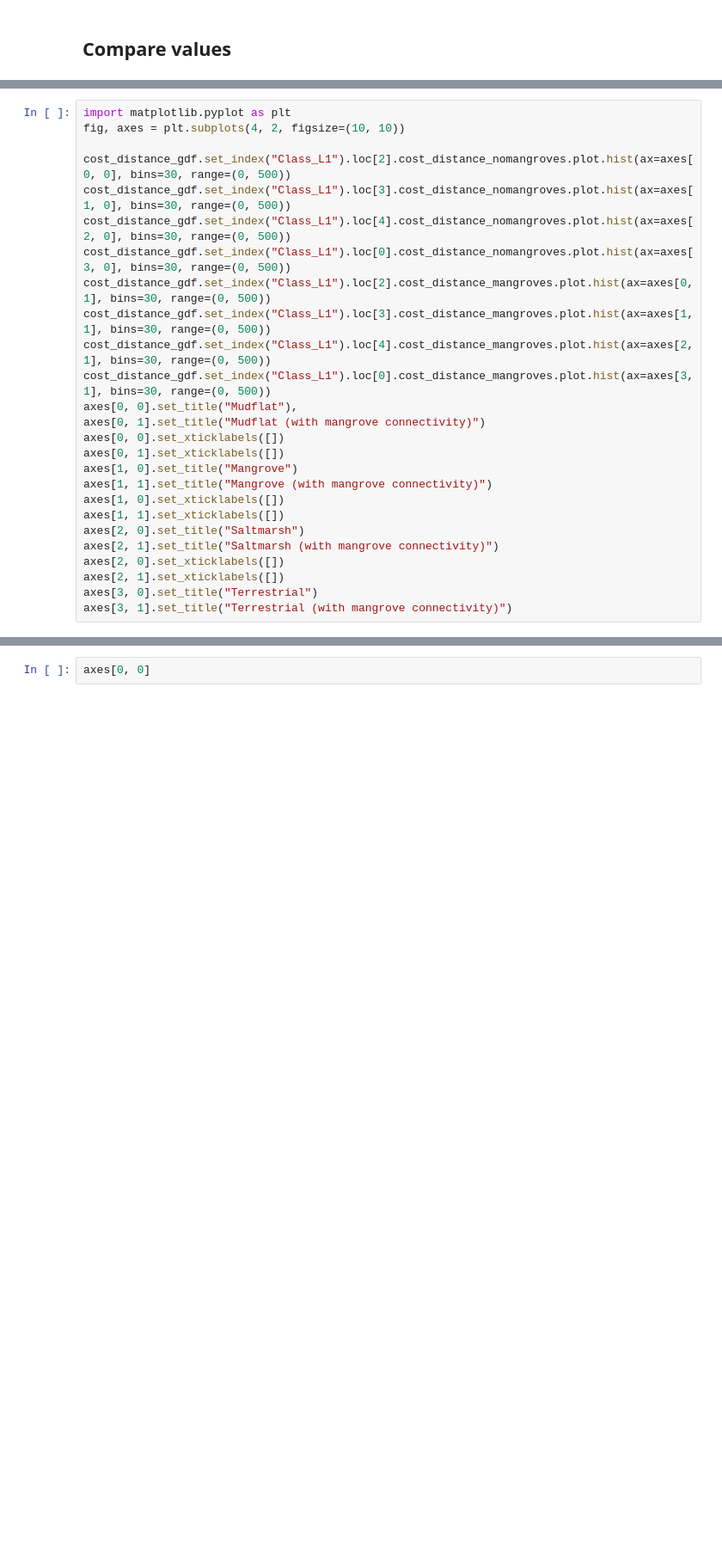
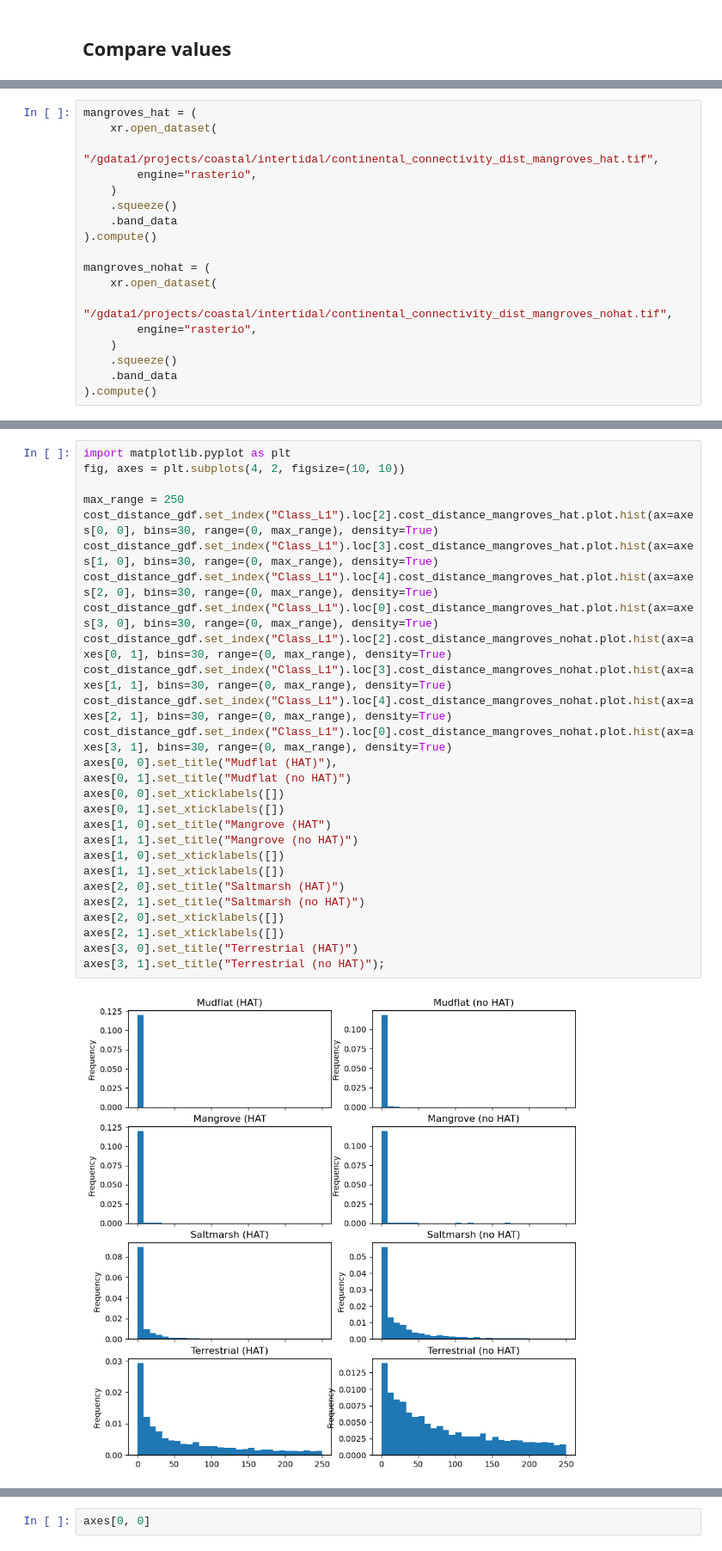
Before and after one commit to GeoscienceAustralia/dea-intertidal, a Jupyter notebook: notebooks/experimental/Extents_experiments.ipynb, the cells around one changed output, grey strips where cells are left out. Shown at 86% size. Drawn from its saved outputs; the diff is of its cells as text; blank space fills up the shorter version.

```diff
--- a/notebooks/experimental/Extents_experiments.ipynb
+++ b/notebooks/experimental/Extents_experiments.ipynb
@@ -639,0 +779,18 @@ import pandas as pd
+# %%
+mangroves_hat = (
+    xr.open_dataset(
+        "/gdata1/projects/coastal/intertidal/continental_connectivity_dist_mangroves_hat.tif",
+        engine="rasterio",
+    )
+    .squeeze()
+    .band_data
+).compute()
+
+mangroves_nohat = (
+    xr.open_dataset(
+        "/gdata1/projects/coastal/intertidal/continental_connectivity_dist_mangroves_nohat.tif",
+        engine="rasterio",
+    )
+    .squeeze()
+    .band_data
+).compute()
@@ -698,29 +931,32 @@ cost_distance_gdf.to_crs("EPSG:4326").to_file("test.geojson")
 # %%
 import matplotlib.pyplot as plt
 fig, axes = plt.subplots(4, 2, figsize=(10, 10))
 
-cost_distance_gdf.set_index("Class_L1").loc[2].cost_distance_nomangroves.plot.hist(ax=axes[0, 0], bins=30, range=(0, 500))
-cost_distance_gdf.set_index("Class_L1").loc[3].cost_distance_nomangroves.plot.hist(ax=axes[1, 0], bins=30, range=(0, 500))
-cost_distance_gdf.set_index("Class_L1").loc[4].cost_distance_nomangroves.plot.hist(ax=axes[2, 0], bins=30, range=(0, 500))
-cost_distance_gdf.set_index("Class_L1").loc[0].cost_distance_nomangroves.plot.hist(ax=axes[3, 0], bins=30, range=(0, 500))
-cost_distance_gdf.set_index("Class_L1").loc[2].cost_distance_mangroves.plot.hist(ax=axes[0, 1], bins=30, range=(0, 500))
-cost_distance_gdf.set_index("Class_L1").loc[3].cost_distance_mangroves.plot.hist(ax=axes[1, 1], bins=30, range=(0, 500))
-cost_distance_gdf.set_index("Class_L1").loc[4].cost_distance_mangroves.plot.hist(ax=axes[2, 1], bins=30, range=(0, 500))
-cost_distance_gdf.set_index("Class_L1").loc[0].cost_distance_mangroves.plot.hist(ax=axes[3, 1], bins=30, range=(0, 500))
-axes[0, 0].set_title("Mudflat"),
-axes[0, 1].set_title("Mudflat (with mangrove connectivity)")
+max_range = 250
+cost_distance_gdf.set_index("Class_L1").loc[2].cost_distance_mangroves_hat.plot.hist(ax=axes[0, 0], bins=30, range=(0, max_range), density=True)
+cost_distance_gdf.set_index("Class_L1").loc[3].cost_distance_mangroves_hat.plot.hist(ax=axes[1, 0], bins=30, range=(0, max_range), density=True)
+cost_distance_gdf.set_index("Class_L1").loc[4].cost_distance_mangroves_hat.plot.hist(ax=axes[2, 0], bins=30, range=(0, max_range), density=True)
+cost_distance_gdf.set_index("Class_L1").loc[0].cost_distance_mangroves_hat.plot.hist(ax=axes[3, 0], bins=30, range=(0, max_range), density=True)
+cost_distance_gdf.set_index("Class_L1").loc[2].cost_distance_mangroves_nohat.plot.hist(ax=axes[0, 1], bins=30, range=(0, max_range), density=True)
+cost_distance_gdf.set_index("Class_L1").loc[3].cost_distance_mangroves_nohat.plot.hist(ax=axes[1, 1], bins=30, range=(0, max_range), density=True)
+cost_distance_gdf.set_index("Class_L1").loc[4].cost_distance_mangroves_nohat.plot.hist(ax=axes[2, 1], bins=30, range=(0, max_range), density=True)
+cost_distance_gdf.set_index("Class_L1").loc[0].cost_distance_mangroves_nohat.plot.hist(ax=axes[3, 1], bins=30, range=(0, max_range), density=True)
+axes[0, 0].set_title("Mudflat (HAT)"),
+axes[0, 1].set_title("Mudflat (no HAT)")
 axes[0, 0].set_xticklabels([])
 axes[0, 1].set_xticklabels([])
-axes[1, 0].set_title("Mangrove")
-axes[1, 1].set_title("Mangrove (with mangrove connectivity)")
+axes[1, 0].set_title("Mangrove (HAT")
+axes[1, 1].set_title("Mangrove (no HAT)")
 axes[1, 0].set_xticklabels([])
 axes[1, 1].set_xticklabels([])
-axes[2, 0].set_title("Saltmarsh")
-axes[2, 1].set_title("Saltmarsh (with mangrove connectivity)")
+axes[2, 0].set_title("Saltmarsh (HAT)")
+axes[2, 1].set_title("Saltmarsh (no HAT)")
 axes[2, 0].set_xticklabels([])
 axes[2, 1].set_xticklabels([])
-axes[3, 0].set_title("Terrestrial")
-axes[3, 1].set_title("Terrestrial (with mangrove connectivity)")
+axes[3, 0].set_title("Terrestrial (HAT)")
+axes[3, 1].set_title("Terrestrial (no HAT)");
+# %% [output]
+[figure, added]
 # %%
 import matplotlib.pyplot as plt
 fig, axes = plt.subplots(4, 2, figsize=(10, 10))
```
Also changed, not shown: parts of 35 cells of this notebook, 2 other files.
